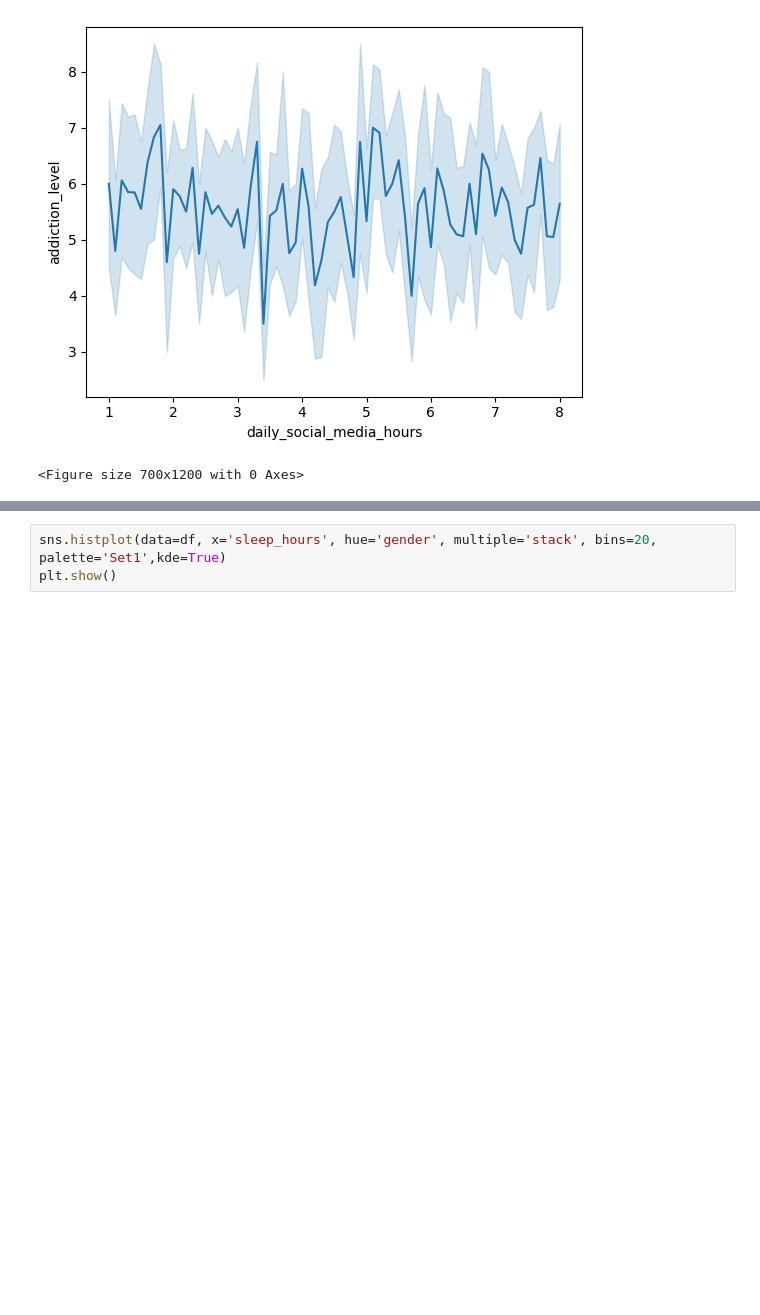
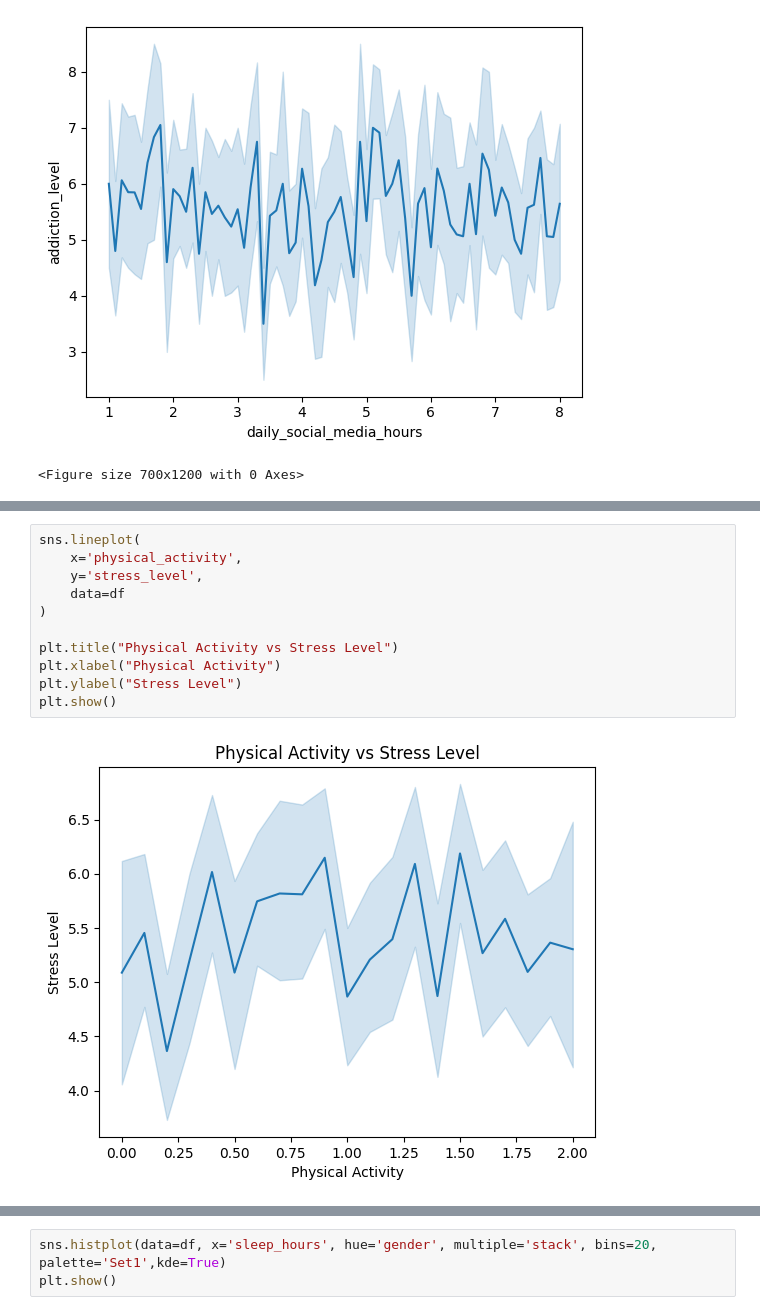
Before and after one commit to dixondanty/AI-ML-internship, a Jupyter notebook: day5/practice_set.ipynb, the cells around one changed output, grey strips where cells are left out. Saved outputs shown, nothing was run; the diff lists cells and outputs as text; blank space fills up the shorter version.

```diff
--- a/day5/practice_set.ipynb
+++ b/day5/practice_set.ipynb
@@ -172,0 +182,13 @@ plt.show()
+# %%
+sns.lineplot(
+    x='physical_activity',
+    y='stress_level',
+    data=df
+)
+
+plt.title("Physical Activity vs Stress Level")
+plt.xlabel("Physical Activity")
+plt.ylabel("Stress Level")
+plt.show()
+# %% [output]
+[figure, added]
```
Also changed, not shown: parts of 2 cells of this notebook.
